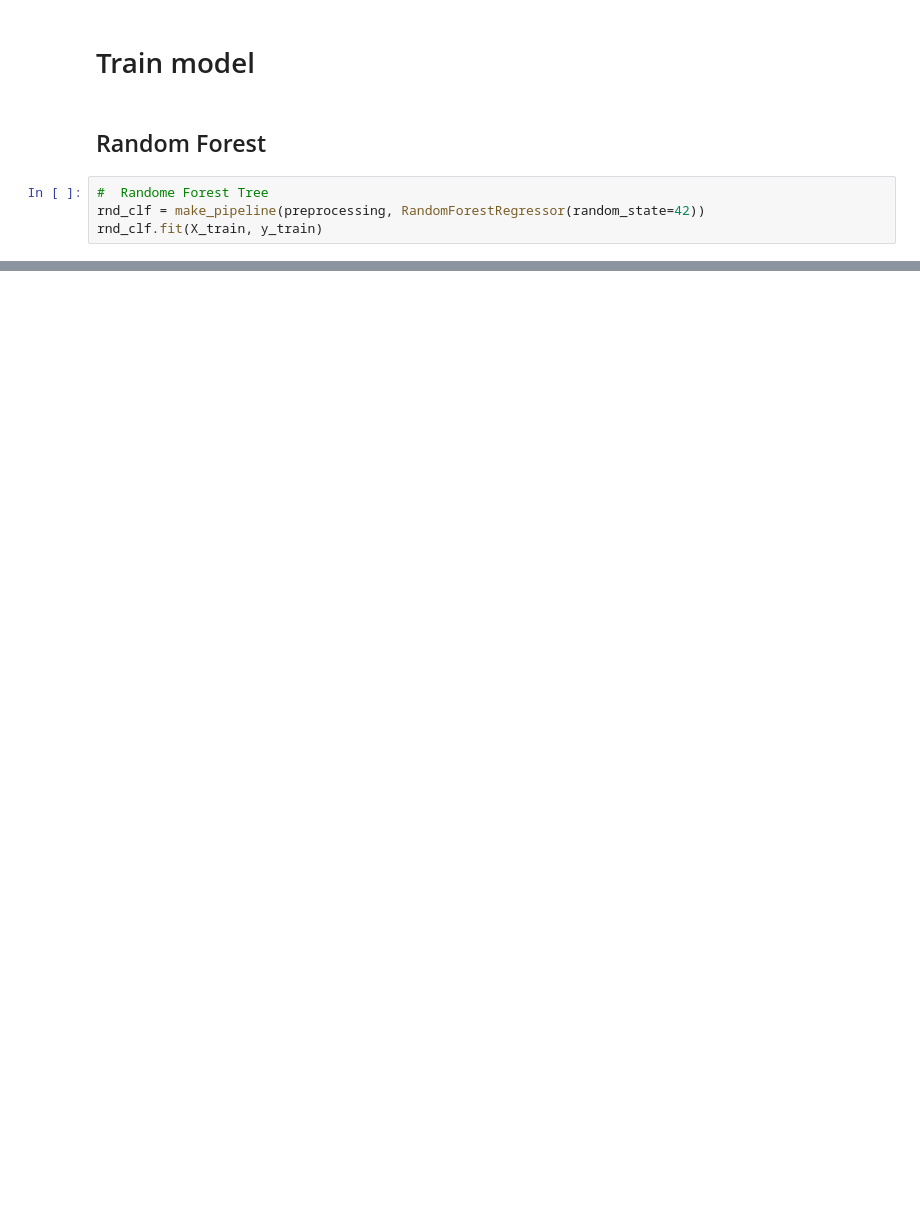
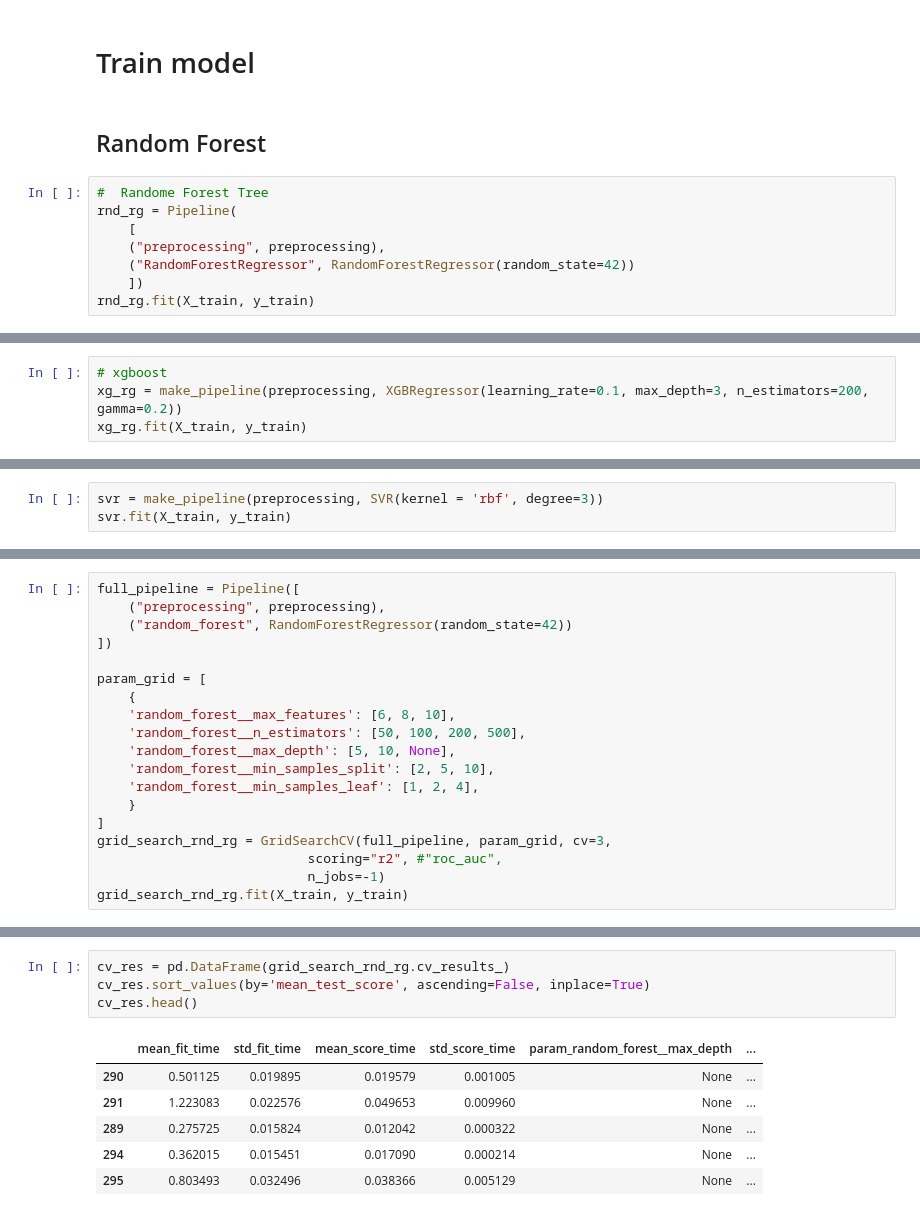
Before and after one commit to ericlau1987/kaggle_competition, a Jupyter notebook: house_price_regression/src/02_models.ipynb, the cells around one changed output, grey strips where cells are left out. Cells and saved outputs as stored; diff of their text form; blank space fills up the shorter version.

```diff
--- a/house_price_regression/src/02_models.ipynb
+++ b/house_price_regression/src/02_models.ipynb
@@ -192,6 +377,10 @@ X_test.shape
 ## Random Forest
 # %%
 #  Randome Forest Tree
-rnd_clf = make_pipeline(preprocessing, RandomForestRegressor(random_state=42))
-rnd_clf.fit(X_train, y_train)
+rnd_rg = Pipeline(
+    [
+    ("preprocessing", preprocessing),
+    ("RandomForestRegressor", RandomForestRegressor(random_state=42))
+    ])
+rnd_rg.fit(X_train, y_train)
 # %% [output]
@@ -217,0 +432,4 @@ Pipeline(steps=[('columntransformer',
+# %%
+# xgboost
+xg_rg = make_pipeline(preprocessing, XGBRegressor(learning_rate=0.1, max_depth=3, n_estimators=200, gamma=0.2))
+xg_rg.fit(X_train, y_train)
@@ -217,0 +482,3 @@ Pipeline(steps=[('columntransformer',
+# %%
+svr = make_pipeline(preprocessing, SVR(kernel = 'rbf', degree=3))
+svr.fit(X_train, y_train)
@@ -217,0 +529,19 @@ Pipeline(steps=[('columntransformer',
+# %%
+full_pipeline = Pipeline([
+    ("preprocessing", preprocessing),
+    ("random_forest", RandomForestRegressor(random_state=42))
+])
+
+param_grid = [
+    {
+    'random_forest__max_features': [6, 8, 10],
+    'random_forest__n_estimators': [50, 100, 200, 500],
+    'random_forest__max_depth': [5, 10, None],
+    'random_forest__min_samples_split': [2, 5, 10],
+    'random_forest__min_samples_leaf': [1, 2, 4],
+    }
+]
+grid_search_rnd_rg = GridSearchCV(full_pipeline, param_grid, cv=3,
+                           scoring="r2", #"roc_auc",
+                           n_jobs=-1)
+grid_search_rnd_rg.fit(X_train, y_train)
@@ -217,0 +572,11 @@ Pipeline(steps=[('columntransformer',
+# %%
+cv_res = pd.DataFrame(grid_search_rnd_rg.cv_results_)
+cv_res.sort_values(by='mean_test_score', ascending=False, inplace=True)
+cv_res.head()
+# %% [output]
+|  | mean_fit_time | std_fit_time | mean_score_time | std_score_time | param_random_forest__max_depth | ... |
+| 290 | 0.501125 | 0.019895 | 0.019579 | 0.001005 | None | ... |
+| 291 | 1.223083 | 0.022576 | 0.049653 | 0.009960 | None | ... |
+| 289 | 0.275725 | 0.015824 | 0.012042 | 0.000322 | None | ... |
+| 294 | 0.362015 | 0.015451 | 0.017090 | 0.000214 | None | ... |
+| 295 | 0.803493 | 0.032496 | 0.038366 | 0.005129 | None | ... |
```
Also changed, not shown: parts of 43 cells of this notebook, 1 other file.
